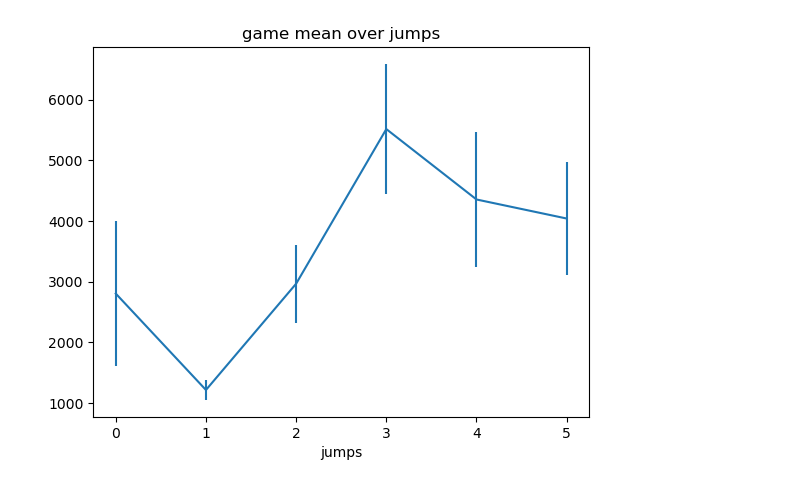
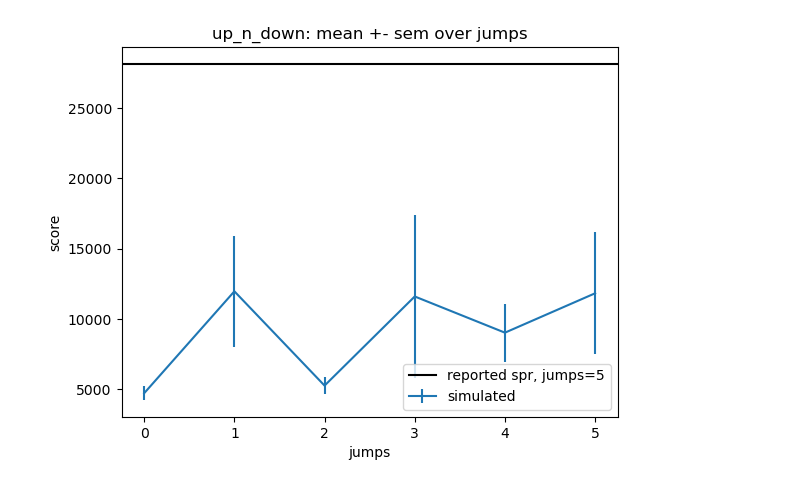
Before and after one commit to CarolineHaimerl27/spr_reproducibility, a Jupyter notebook: jobs/spr_run/str_run_data.ipynb, the cells around one changed output. Saved outputs shown, nothing was run; the diff lists cells and outputs as text; code cells hidden in the pictures.

```diff
--- a/jobs/spr_run/str_run_data.ipynb
+++ b/jobs/spr_run/str_run_data.ipynb
@@ -6,8 +6,14 @@ import matplotlib.pyplot as plt
 import pandas as pd
 # %%
 #fname = 'gamescores_battle_zone.dat'
-fname = 'gamescores_kangaroo.dat'
+game = 'up_n_down'
+fname = 'gamescores_'+game+'.dat'
 dat = pd.read_csv(fname,header=None,names=['name','score'])
+# %%
+#reported mean spr scores over 10 random seeds, table 4 of paper
+scoredict = {'battle_zone':16651.0, 'boxing':35.8, 'breakout':17.1 , 'demon_attack':545.2 ,'frostbite':1821.5,
+            'hero':7019.2, 'kangaroo':3276.4, 'road_runner':14220.5, 'up_n_down':28138.5}
 # %%
-dat = dat.iloc[4:,:]
-dat = dat[dat['score'] != ' |']
+#USE THIS ON BATTLE_ZONE ONLY. some bogus data made it in
+#dat = dat.iloc[4:,:]
+#dat = dat[dat['score'] != ' |']
@@ -14,7 +40,9 @@ dat = dat[dat['score'] != ' |']
 # %%
+jump_idx = 3 #for up_n_down
+
 #jump_idx = 2 #for underscored games
 
-jump_idx = 1 #for non-underscored games
+#jump_idx = 1 #for non-underscored games
 seed_idx = jump_idx +1
 
 dat['jump'] = np.array([int(k.split('_')[jump_idx][1:]) for k in dat['name']])
@@ -30,9 +58,12 @@ for j in range(len(jumpvec)):
     game_mean[j] = np.mean(dat[dat['jump']==jumpvec[j]]['score'])
     game_sem[j] = np.std(dat[dat['jump']==jumpvec[j]]['score'])/np.sqrt(10)
 # %%
-plt.errorbar(jumpvec,game_mean,game_sem)
-plt.title('game mean over jumps')
+plt.errorbar(jumpvec,game_mean,game_sem,label='simulated')
+plt.title(game+': mean +- sem over jumps')
+plt.axhline(scoredict[game],0,5,color='k',label='reported spr, jumps=5')
 plt.xlabel('jumps')
+plt.ylabel('score')
+plt.legend()
 plt.show()
 # %% [output]
-[figure, old version]
+[figure, new version]
```
Also changed, not shown: parts of 1 cell of this notebook, 2 other files.
